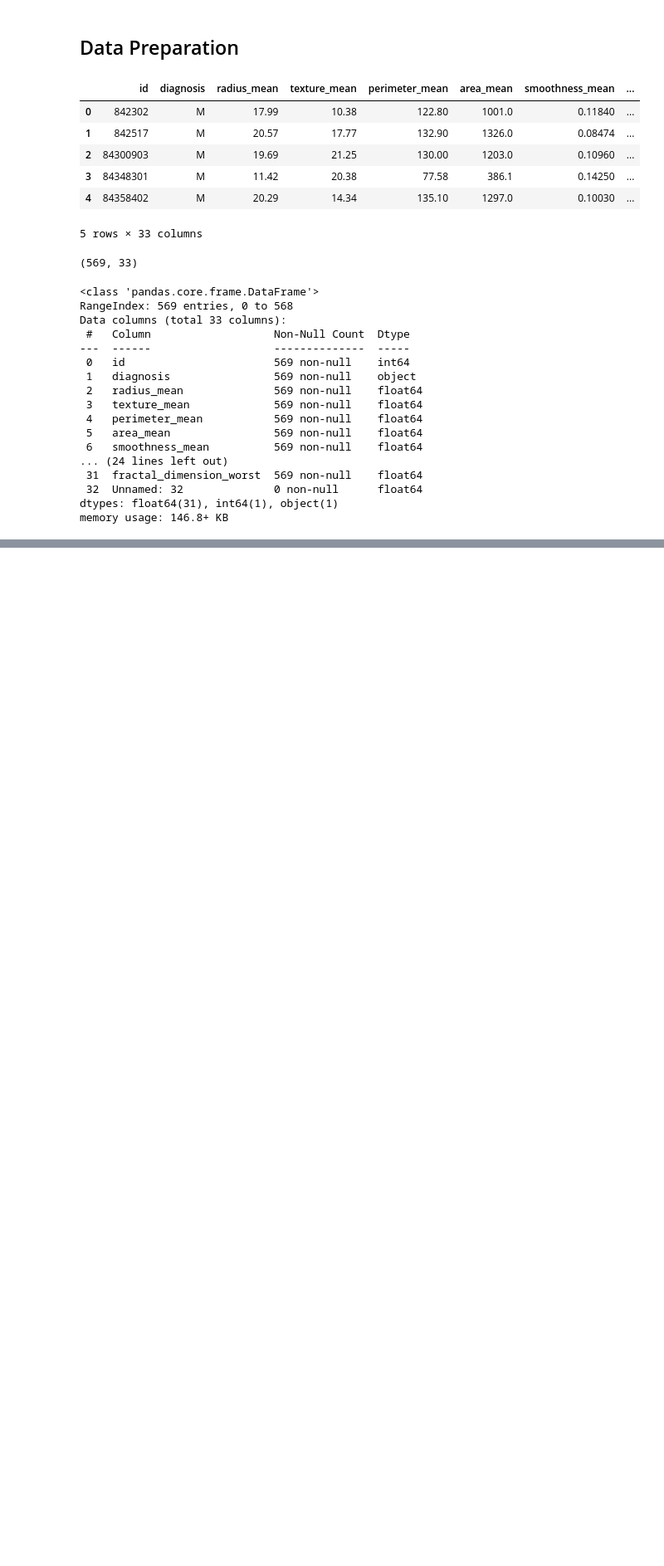
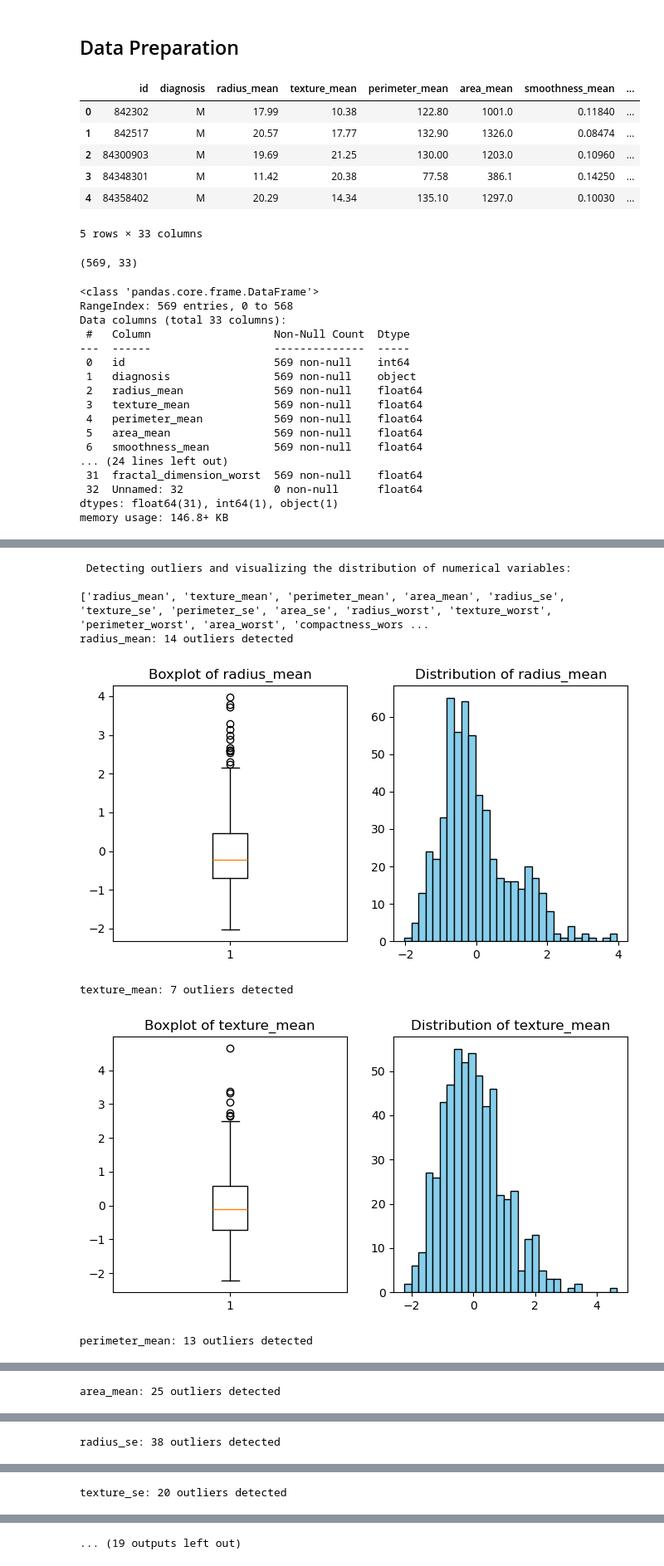
Before and after one commit to 100495761/MSE446, a Jupyter notebook: BreastCancerMain.ipynb, the cells around one changed output, grey strips where cells are left out. Shown at 83% size. Cells and saved outputs as stored; diff of their text form; code cells hidden in the pictures; blank space fills up the shorter version.

Commit message:
up to normalization and outliers

```diff
--- a/BreastCancerMain.ipynb
+++ b/BreastCancerMain.ipynb
@@ -60,3 +60,5 @@ memory usage: 146.8+ KB
 # %%
 # Drop ID Column
 data = data.drop(['id','Unnamed: 32'], axis=1)
+# %%
+data['diagnosis'] = data['diagnosis'].replace({'M':1,'B':0})
@@ -62,0 +71,5 @@ data = data.drop(['id','Unnamed: 32'], axis=1)
+# %%
+# There are not Na's in the data
+for column in data:
+    print(data[column].isna().value_counts())
+    print(" ")
@@ -62,0 +94,8 @@ data = data.drop(['id','Unnamed: 32'], axis=1)
+# %%
+# Data to be Normalized
+numerical_cols = []
+for column in data:
+    stats= data[column].describe()
+    if stats['min'] <-1.0 or stats['max']>1.0:
+        numerical_cols.append(stats.name)
+print(numerical_cols)
@@ -62,0 +104,57 @@ data = data.drop(['id','Unnamed: 32'], axis=1)
+# %%
+def detect_outliers_and_normalize(data, numerical_cols):
+    print(" Detecting outliers and visualizing the distribution of numerical variables:\n")
+    print(numerical_cols)
+    outliers_info = {}
+
+    for col in numerical_cols:
+        # Calculate the Interquartile Range (IQR)
+        Q1 = data[col].quantile(0.25)  # First quartile
+        Q3 = data[col].quantile(0.75)  # Third quartile
+        IQR = Q3 - Q1
+        lower_bound = Q1 - 1.5 * IQR
+        upper_bound = Q3 + 1.5 * IQR
+
+        # Detect outliers
+        outliers = data[(data[col] < lower_bound) | (data[col] > upper_bound)]
+        num_outliers = len(outliers)
+        outliers_info[col] = num_outliers
+
+        # Display outlier information
+        print(f"{col}: {num_outliers} outliers detected")
+
+        # Visualize the variable distribution with a boxplot
+        plt.figure(figsize=(8, 4))
+        plt.subplot(1, 2, 1)
+        plt.boxplot(data[col])
+        plt.title(f'Boxplot of {col}')
+
+        # Visualize with a histogram
+        plt.subplot(1, 2, 2)
+        plt.hist(data[col], bins=30, color='skyblue', edgecolor='black')
+        plt.title(f'Distribution of {col}')
+
+        plt.show()
+
+    print("\n Summary of detected outliers:")
+    for col, count in outliers_info.items():
+        print(f"- {col}: {count} outliers")
+
+    # Normalize numerical variables with StandardScaler
+    print(numerical_cols)
+    scaler = StandardScaler()
+    data[numerical_cols] = scaler.fit_transform(data[numerical_cols])
+
+    print("\n Numerical variables successfully normalized.")
+
+    return data
+detect_outliers_and_normalize(data, numerical_cols)
+# %% [output]
+ Detecting outliers and visualizing the distribution of numerical variables:
+
+['radius_mean', 'texture_mean', 'perimeter_mean', 'area_mean', 'radius_se', 'texture_se', 'perimeter_se', 'area_se', 'radius_worst', 'texture_worst', 'perimeter_worst', 'area_worst', 'compactness_wors ...
+radius_mean: 14 outliers detected
+[figure, added]
+texture_mean: 7 outliers detected
+[figure, added]
+perimeter_mean: 13 outliers detected
@@ -62,0 +162 @@ data = data.drop(['id','Unnamed: 32'], axis=1)
+area_mean: 25 outliers detected
@@ -62,0 +164 @@ data = data.drop(['id','Unnamed: 32'], axis=1)
+radius_se: 38 outliers detected
@@ -62,0 +166 @@ data = data.drop(['id','Unnamed: 32'], axis=1)
+texture_se: 20 outliers detected
@@ -62,0 +168 @@ data = data.drop(['id','Unnamed: 32'], axis=1)
+... (19 outputs left out)
```
Also changed, not shown: parts of 5 cells of this notebook, 1 other file.
